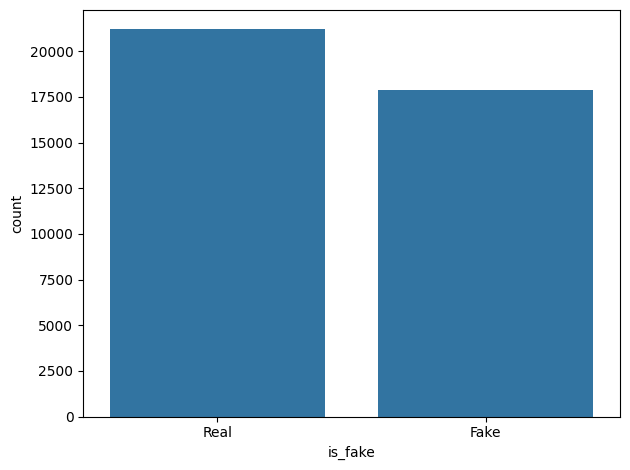
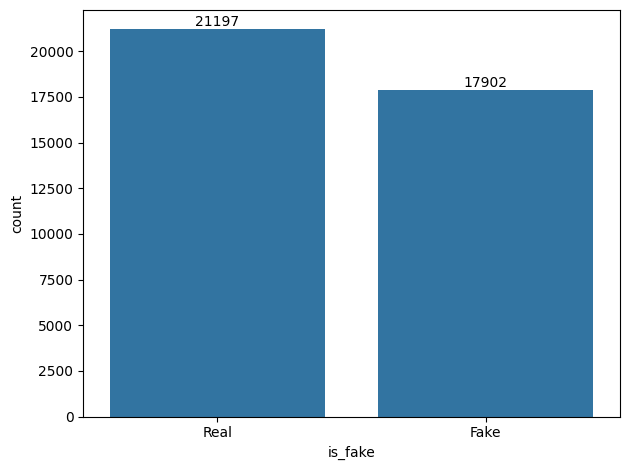
The change to this notebook cell's code, shown as a diff; its figure went from the first image to the second:
--- before
+++ after
@@ -1,3 +1,4 @@
-sns.countplot(data=df, x='is_fake')
+ax = sns.countplot(data=df, x='is_fake')
 plt.xticks([0, 1], ['Real', 'Fake'])
+ax.bar_label(ax.containers[0])
 plt.tight_layout()

Commit: Completed EDA notebook; replaced the row path with env